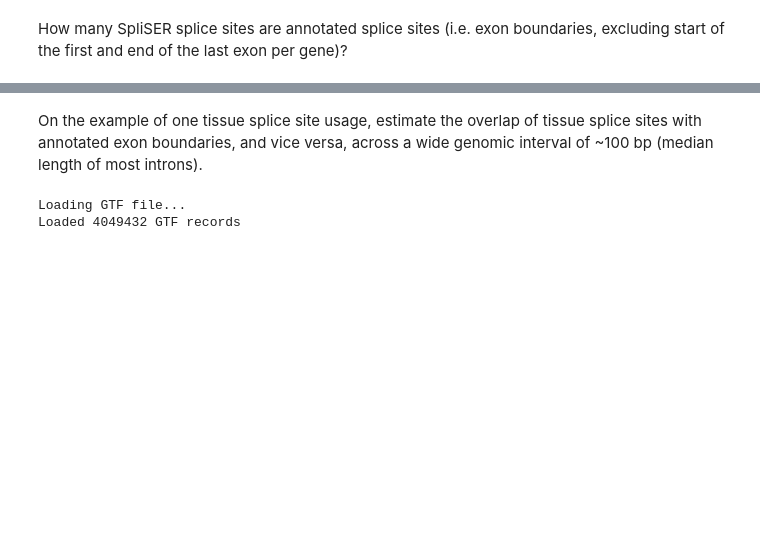
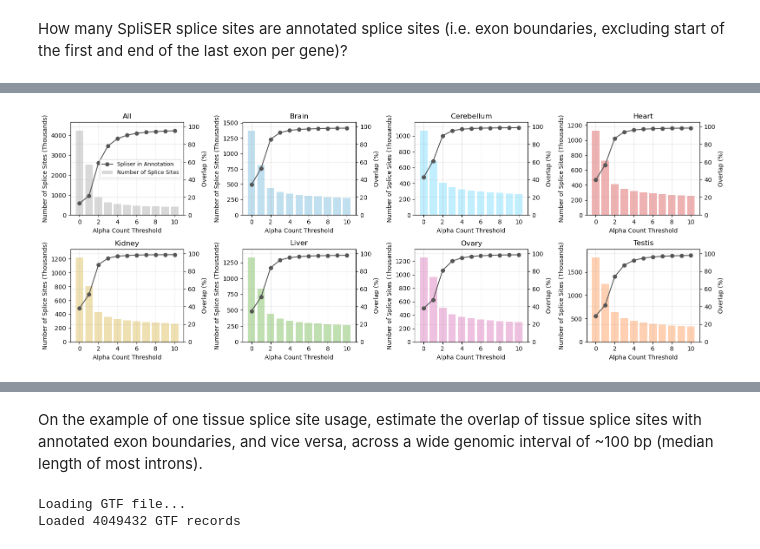
Before and after one commit to anamariaelek/splicing, a Jupyter notebook: notebooks/03_rna_data.ipynb, the cells around one changed output, grey strips where cells are left out. Cells and saved outputs as stored; diff of their text form; code cells hidden in the pictures; blank space fills up the shorter version.

```diff
--- a/notebooks/03_rna_data.ipynb
+++ b/notebooks/03_rna_data.ipynb
@@ -276,6 +731,13 @@ Loaded 1206773 GTF records
 # %% [markdown]
 How many SpliSER splice sites are annotated splice sites (i.e. exon boundaries, excluding start of the first and end of the last exon per gene)?
 # %%
+# Remove 'chr' prefix from chromosome names if needed
+if annotation=='mazin':
+    spliser_df['chrom'] = spliser_df['chrom'].str.replace('chr', '')
+
+# Calculate overlap
 ovl_spl_ann = pd.merge(spliser_df, splices_df, on=['chrom', 'site'], how='inner')
-print(f"{ovl_spl_ann.shape[0]} ({ovl_spl_ann.shape[0] / spliser_df.shape[0] * 100:.2f}%) splice sites are annotated exon boundaries.")
+num_ann_sites = ovl_spl_ann.drop_duplicates(subset=['chrom', 'site']).shape[0]
+num_spl_sites = spliser_df.drop_duplicates(subset=['chrom', 'site']).shape[0]
+print(f"{num_ann_sites} ({num_ann_sites / num_spl_sites * 100:.2f}%) splice sites are annotated exon boundaries.")
 # %% [output]
@@ -283,3 +812,63 @@ print(f"{ovl_spl_ann.shape[0]} ({ovl_spl_ann.shape[0] / spliser_df.shape[0] * 10
+# %%
+import numpy as np
+import matplotlib.pyplot as plt
+
+n_tissues = ovl_df['Tissue'].nunique()
+nrows = 2
+ncols = int(np.ceil(n_tissues / nrows))
+fig, axes = plt.subplots(nrows, ncols, figsize=(4 * ncols, 3 * nrows), sharey=False)
+
+axes = axes.flatten()
+
+gray1 = '#555555'
+gray2 = '#bbbbbb'
+
+for ax, (tissue_name, tissue_df) in zip(axes, ovl_df.groupby('Tissue')):
+    color = tissue_colors.get(tissue_name, 'tab:gray')
+    ax.set_xlabel('Alpha Count Threshold', fontsize=10)
+    ax.set_ylabel('Number of Splice Sites (Thousands)', fontsize=10)
+    ax.grid(axis='x', alpha = 0.3)
+    bars = ax.bar(
+        tissue_df['Alpha Count Threshold'],
+        tissue_df['Number of Splice Sites'] / 1000,
+        color=color, alpha=0.3, width=0.8, label='Number of Splice Sites'
+    )
+    ax.set_ylim(0, (tissue_df['Number of Splice Sites'] / 1000).max() * 1.1)
+
+    ax2 = ax.twinx()
+    ax2.grid(True, alpha=0.3)
+    ax2.set_ylabel('Overlap (%)', fontsize=10)
+    line1, = ax2.plot(
+        tissue_df['Alpha Count Threshold'],
+        tissue_df['Overlap Spliser to Annotation (%)'],
+        color=gray1, marker='o', label='Spliser to Annotation'
+    )
+    #line2, = ax2.plot(
+    #    tissue_df['Alpha Count Threshold'],
+    #    tissue_df['Overlap Annotation to Spliser (%)'],
+    #    color=gray2, marker='o', label='Annotation to Spliser'
+    #)
+    ax2.set_ylim(0, 105)
+    ax.set_title(tissue_name, fontsize=12)
+    if tissue_name == 'All':
+        ax2.legend(
+            [line1, bars],
+            ['Spliser in Annotation', 'Number of Splice Sites'],
+            loc='center right',
+            fontsize=9)
+
+# Hide unused axes if n_tissues is odd
+for ax in axes[n_tissues:]:
+    ax.set_visible(False)
+
+plt.tight_layout()
+
+# Save pdf
+plt.savefig('plots/splice_site_annotation_overlap.pdf', bbox_inches='tight')
+
+plt.show()
+# %% [output]
+[figure, added]
 # %%
 # non-overlapping part
 novl_spl_ann = pd.merge(spliser_df, splices_df, on=['chrom', 'site'], how='left', indicator=True)
```
Also changed, not shown: parts of 40 cells of this notebook, 3 other files.
